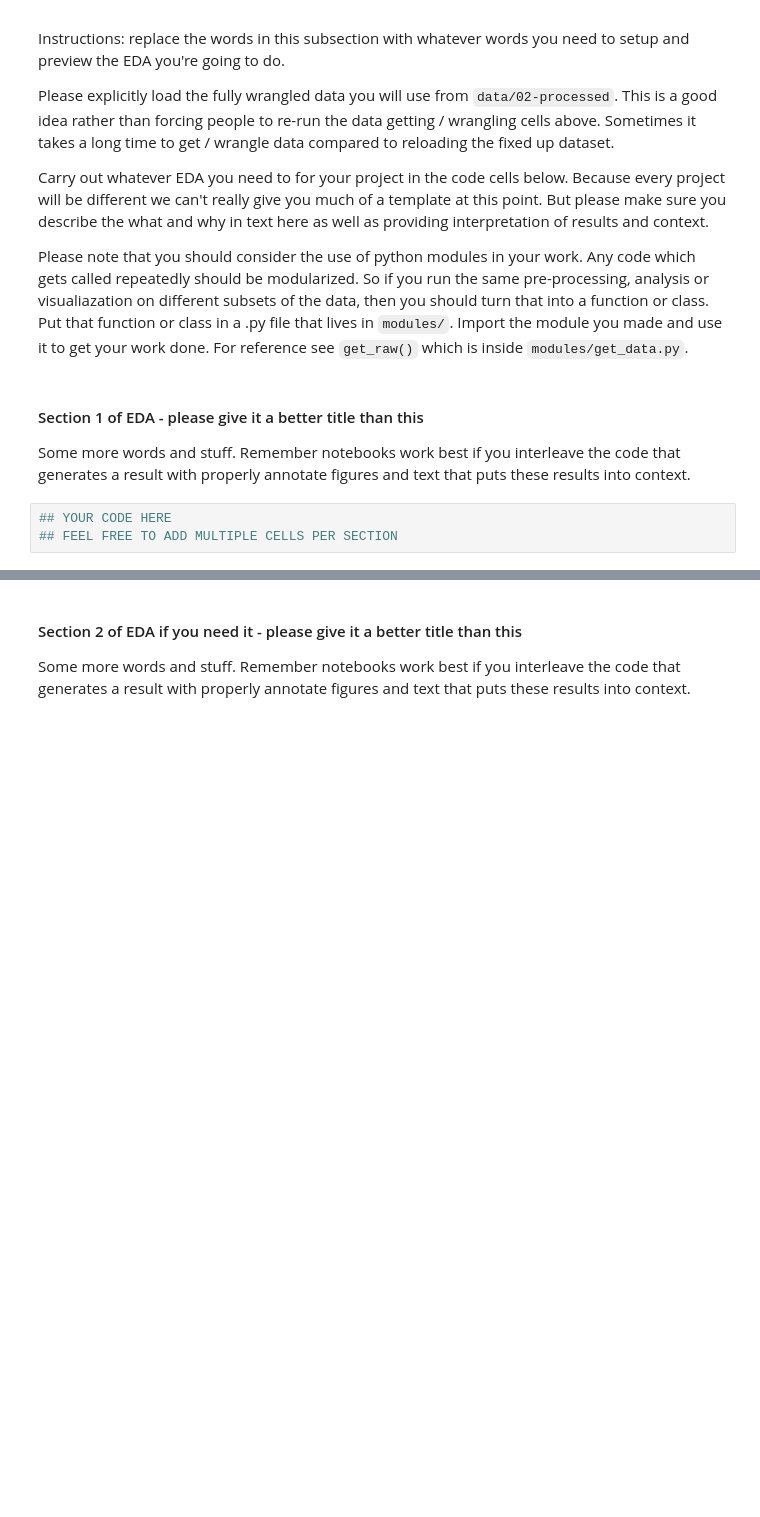
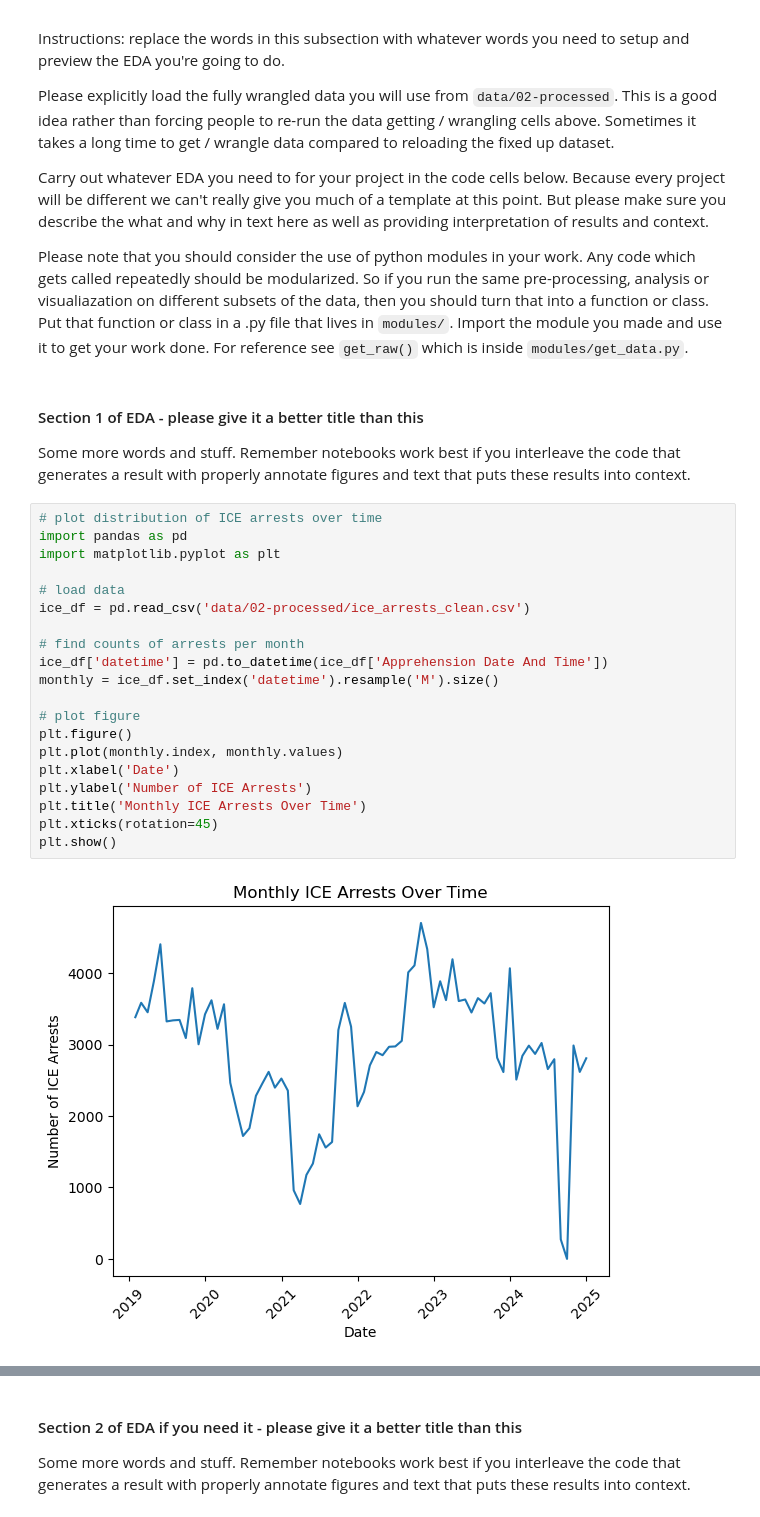
Before and after one commit to dylnwin/Group117_WI26, a Jupyter notebook: 02-EDACheckpoint.ipynb, the cells around one changed output, grey strips where cells are left out. Drawn from its saved outputs; the diff is of its cells as text; blank space fills up the shorter version.

Commit message:
added EDA plots

```diff
--- a/02-EDACheckpoint.ipynb
+++ b/02-EDACheckpoint.ipynb
@@ -283,6 +283,25 @@ Please note that you should consider the use of python modules in your work.  An
 #### Section 1 of EDA - please give it a better title than this
 
 Some more words and stuff.  Remember notebooks work best if you interleave the code that generates a result with properly annotate figures and text that puts these results into context.
-# %%
-## YOUR CODE HERE
-## FEEL FREE TO ADD MULTIPLE CELLS PER SECTION
+# %%
+# plot distribution of ICE arrests over time
+import pandas as pd
+import matplotlib.pyplot as plt
+
+# load data
+ice_df = pd.read_csv('data/02-processed/ice_arrests_clean.csv')
+
+# find counts of arrests per month
+ice_df['datetime'] = pd.to_datetime(ice_df['Apprehension Date And Time'])
+monthly = ice_df.set_index('datetime').resample('M').size()
+
+# plot figure
+plt.figure()
+plt.plot(monthly.index, monthly.values)
+plt.xlabel('Date')
+plt.ylabel('Number of ICE Arrests')
+plt.title('Monthly ICE Arrests Over Time')
+plt.xticks(rotation=45)
+plt.show()
+# %% [output]
+[figure, added]
```
Also changed, not shown: parts of 5 cells of this notebook.
